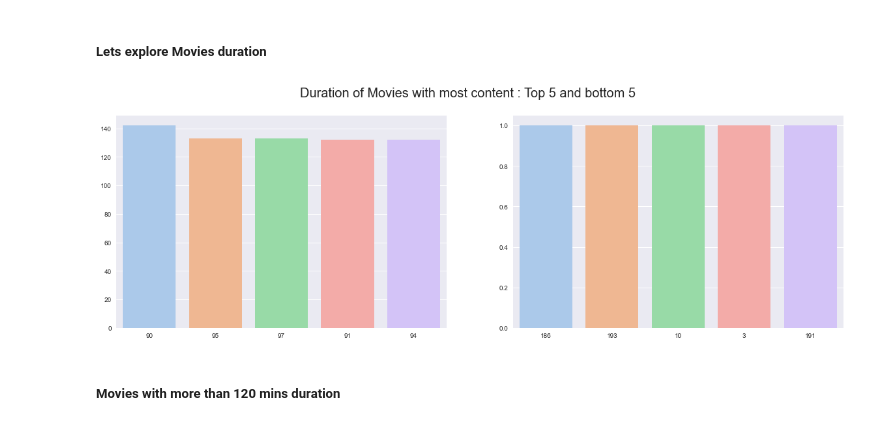
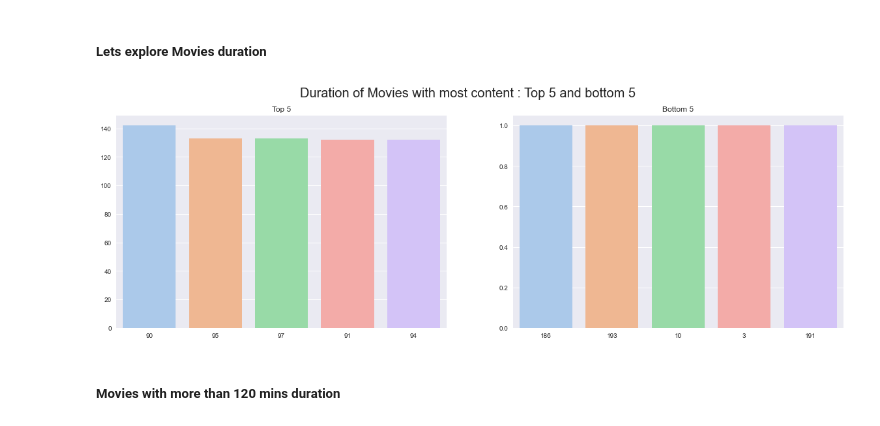
Before and after one commit to simhachala/Data-Analysis, a Jupyter notebook: netflix_trends/EDA Netflix.ipynb, the cells around one changed output. Saved outputs shown, nothing was run; the diff lists cells and outputs as text; code cells hidden in the pictures.

Commit message:
Duration of Movies

```diff
--- a/netflix_trends/EDA Netflix.ipynb
+++ b/netflix_trends/EDA Netflix.ipynb
@@ -297,18 +297,17 @@ movie_duration = netflix_data[filter_Movie].duration.dropna().apply(lambda x : s
 # %%
 plt.figure(figsize=(20,6))
 
 plt.subplot(1,2,1)
-sns.barplot(x=movie_duration[:5].index,y =movie_duration[:5] ,palette='pastel')
-plt.ylabel(None)
+
+barplot_netflix(movie_duration[:5].index,movie_duration[:5],'Top 5')
 
 plt.subplot(1,2,2)
-sns.barplot(x=movie_duration.tail(5).index,y =movie_duration.tail(5) ,palette='pastel')
-plt.ylabel(None)
+barplot_netflix(movie_duration.tail(5).index,movie_duration.tail(5),'Bottom 5')
 
 plt.suptitle('Duration of Movies with most content : Top 5 and bottom 5',fontsize=20)
 plt.show()
 # %% [output]
-[figure, old version]
+[figure, new version]
 # %% [markdown]
 ##### Movies with more than 120 mins duration
 # %%
```
